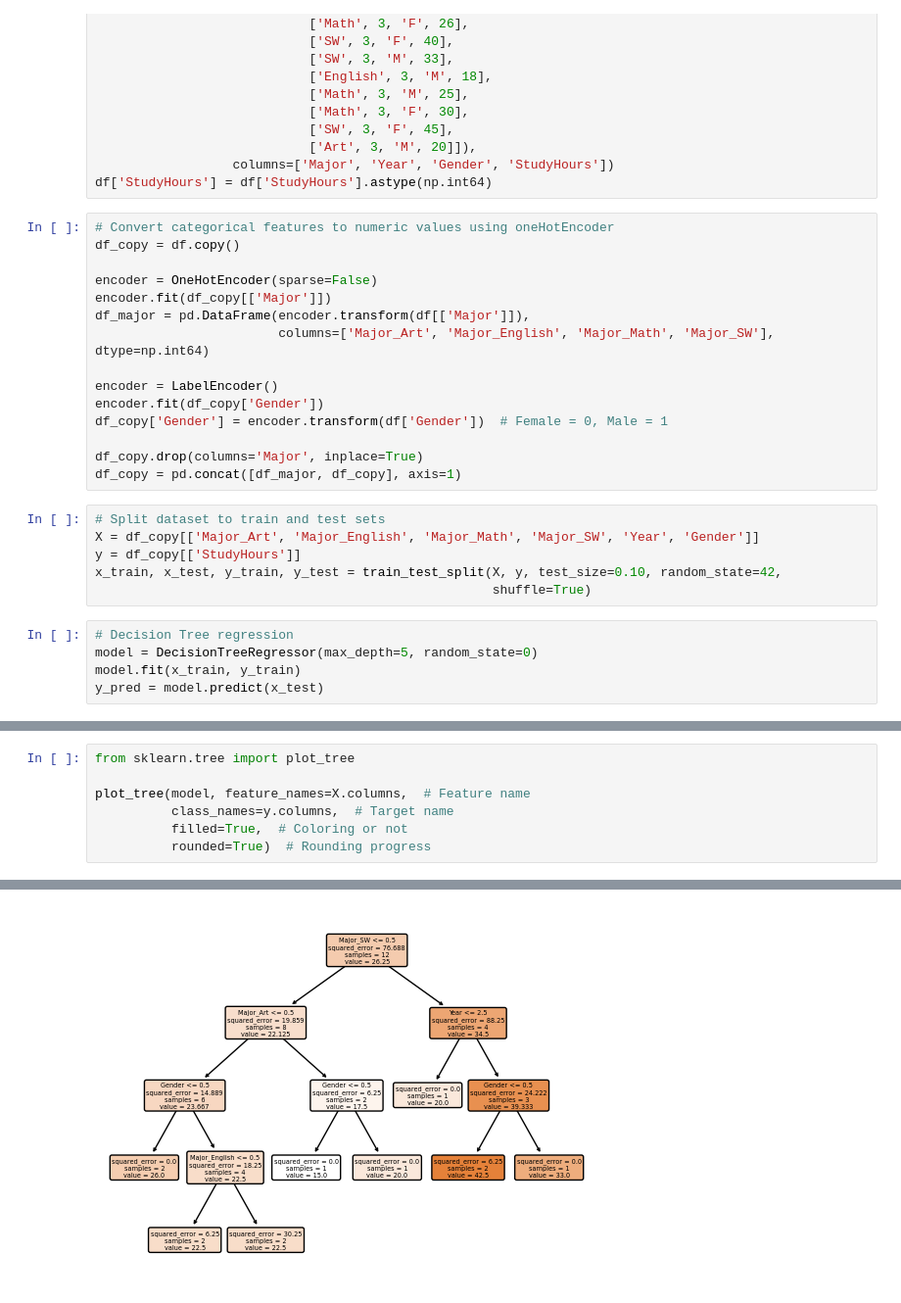
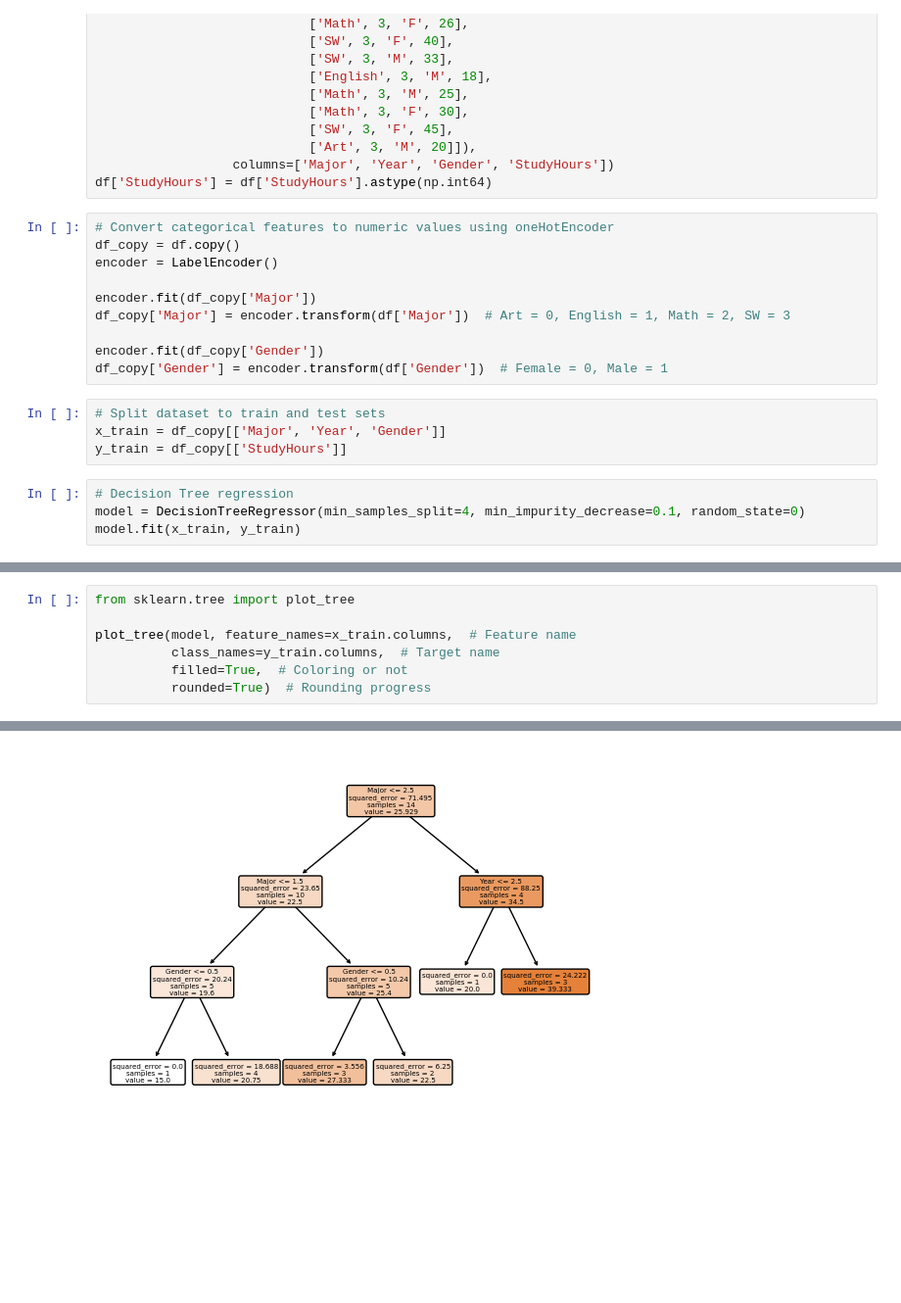
Before and after one commit to hhanoo/University_Major, a Jupyter notebook: week1_p99.ipynb, the cells around one changed output, grey strips where cells are left out. Shown at 98% size. Cells and saved outputs as stored; diff of their text form; blank space fills up the shorter version.

Commit message:
week1_99 수정 ('Major' OneHotEncoder 대신 LabelEncoder로 대체)

```diff
--- a/week1_p99.ipynb
+++ b/week1_p99.ipynb
@@ -27,26 +26,18 @@ df['StudyHours'] = df['StudyHours'].astype(np.int64)
 # %%
 # Convert categorical features to numeric values using oneHotEncoder
 df_copy = df.copy()
+encoder = LabelEncoder()
 
-encoder = OneHotEncoder(sparse=False)
-encoder.fit(df_copy[['Major']])
-df_major = pd.DataFrame(encoder.transform(df[['Major']]),
-                        columns=['Major_Art', 'Major_English', 'Major_Math', 'Major_SW'], dtype=np.int64)
+encoder.fit(df_copy['Major'])
+df_copy['Major'] = encoder.transform(df['Major'])  # Art = 0, English = 1, Math = 2, SW = 3
 
-encoder = LabelEncoder()
 encoder.fit(df_copy['Gender'])
 df_copy['Gender'] = encoder.transform(df['Gender'])  # Female = 0, Male = 1
-
-df_copy.drop(columns='Major', inplace=True)
-df_copy = pd.concat([df_major, df_copy], axis=1)
 # %%
 # Split dataset to train and test sets
-X = df_copy[['Major_Art', 'Major_English', 'Major_Math', 'Major_SW', 'Year', 'Gender']]
-y = df_copy[['StudyHours']]
-x_train, x_test, y_train, y_test = train_test_split(X, y, test_size=0.10, random_state=42,
-                                                    shuffle=True)
+x_train = df_copy[['Major', 'Year', 'Gender']]
+y_train = df_copy[['StudyHours']]
 # %%
 # Decision Tree regression
-model = DecisionTreeRegressor(max_depth=5, random_state=0)
+model = DecisionTreeRegressor(min_samples_split=4, min_impurity_decrease=0.1, random_state=0)
 model.fit(x_train, y_train)
-y_pred = model.predict(x_test)
@@ -78,8 +60,8 @@ display(graphviz.Source(dot_data))
 # %%
 from sklearn.tree import plot_tree
 
-plot_tree(model, feature_names=X.columns,  # Feature name
-          class_names=y.columns,  # Target name
+plot_tree(model, feature_names=x_train.columns,  # Feature name
+          class_names=y_train.columns,  # Target name
           filled=True,  # Coloring or not
           rounded=True)  # Rounding progress
 # %% [output]
@@ -101 +79 @@ plot_tree(model, feature_names=X.columns,  # Feature name
-[figure, old version]
+[figure, new version]
```
Also changed, not shown: parts of 5 cells of this notebook.
